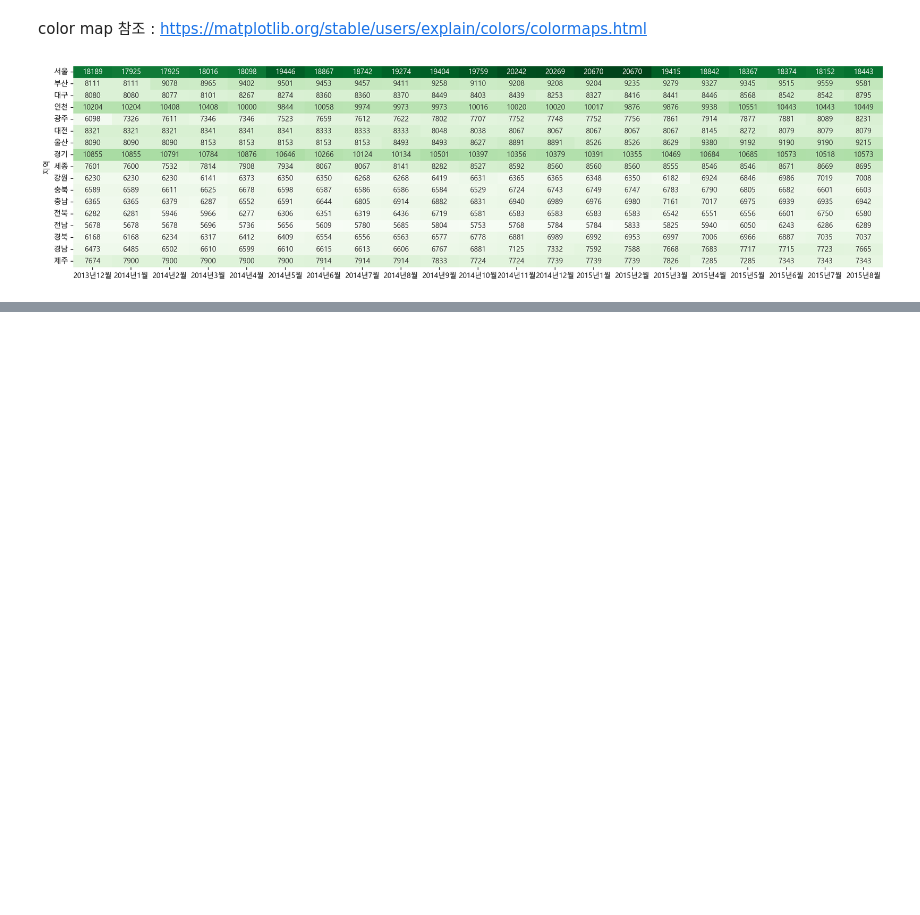
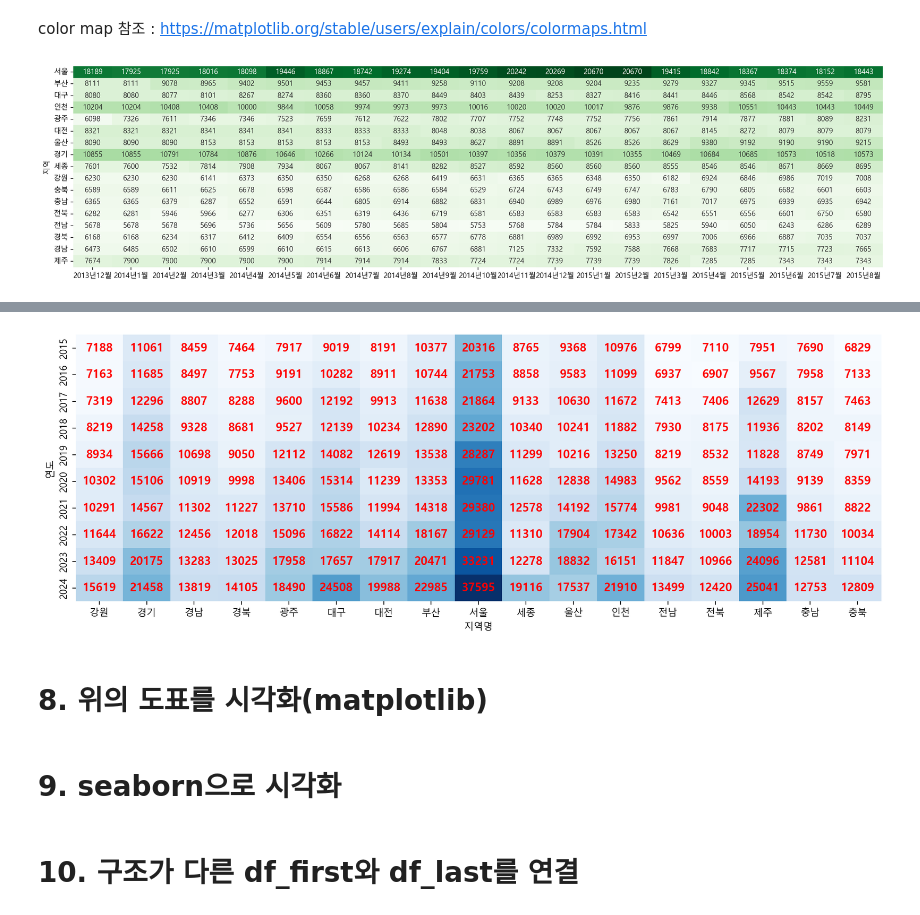
Before and after one commit to KHH0618/mbcAcademy, a Jupyter notebook: source/07_python/ch13_예1_아파트분양가격.ipynb, the cells around one changed output, grey strips where cells are left out. Saved outputs shown, nothing was run; the diff lists cells and outputs as text; code cells hidden in the pictures; blank space fills up the shorter version.

```diff
--- a/source/07_python/ch13_예1_아파트분양가격.ipynb
+++ b/source/07_python/ch13_예1_아파트분양가격.ipynb
@@ -78,0 +1123,4 @@ plt.show()
+# %%
+# 연도, 지역별 평당분양가격(평균) – 힌트:groupby후 unstack() vs. pivot_table
+r = df_last.groupby(['연도', '지역명'])['평당분양가격'].mean().unstack()
+r.loc[2015]
@@ -78,0 +1188,12 @@ plt.show()
+# %%
+plt.figure(figsize=(15,5))
+sns.heatmap(r, cmap='Blues', annot=True, fmt='.0f', annot_kws={'color':'red','size':12, 'weight':'bold'}, cbar=False)
+plt.show()
+# %% [output]
+[figure, added]
+# %% [markdown]
+# 8. 위의 도표를 시각화(matplotlib)
+# %% [markdown]
+# 9. seaborn으로 시각화
+# %% [markdown]
+# 10. 구조가 다른 df_first와 df_last를 연결
```
Also changed, not shown: parts of 109 cells of this notebook, 3 other files.
